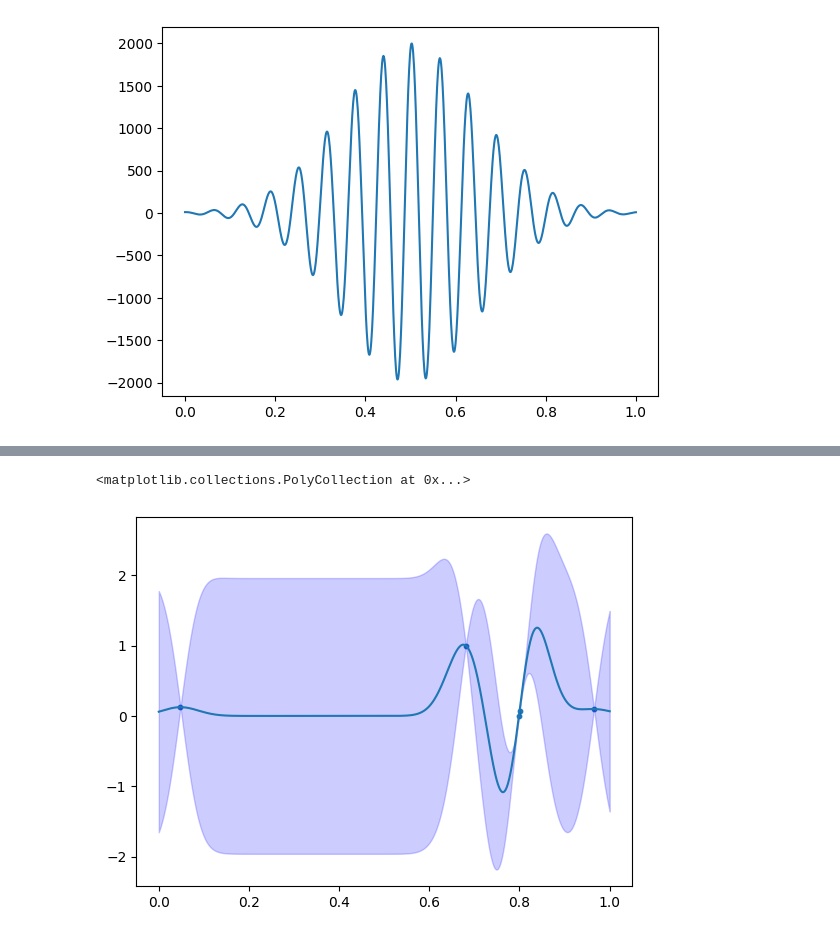
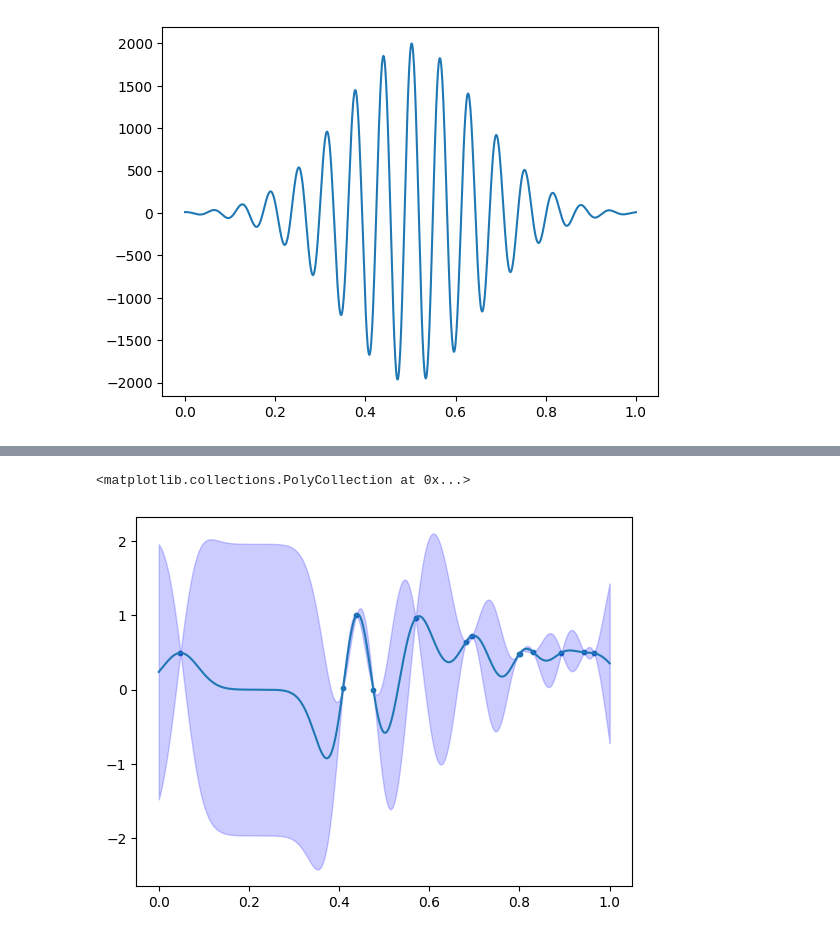
Before and after one commit to davcoope/Bayesian, a Jupyter notebook: BayesianOptimiser2.0/1D_example.ipynb, the cells around one changed output, grey strips where cells are left out. Drawn from its saved outputs; the diff is of its cells as text; code cells hidden in the pictures.

Commit message:
1D example updates

```diff
--- a/BayesianOptimiser2.0/1D_example.ipynb
+++ b/BayesianOptimiser2.0/1D_example.ipynb
@@ -45,25 +168,29 @@ bo = BOPackage.BO(KernelFunction=BOPackage.RBF_Kernel,
 # %%
-raw_X = bo.GetRandomXBatch(batch_size=5)
+"""
+Final example of doing this again.
+"""
+
+raw_X = bo.GetNextXBatch(batch_size=4)
 raw_Y = ObjectiveFunction(raw_X)
 bo.UpdateData(raw_X, raw_Y)
 
 candidate_x = X.reshape([len(X), 1])
 mean, variance = bo.PredictMeanVariance(candidate_x)
 
 plt.plot(X, mean)
 
 shifted_y_data = bo.y_data - np.min(bo.y_data)
 normalised_y_data = shifted_y_data / np.max(shifted_y_data)
 
 plt.scatter(bo.X_data, normalised_y_data, s=10)
 plt.fill_between(X,
                     mean - 1.96 * np.sqrt(variance),
                     mean + 1.96 * np.sqrt(variance),
                     color='blue', alpha=0.2, label='95% Confidence Interval'
                     )
 # %% [output]
 <matplotlib.collections.PolyCollection at 0x...>
-[figure, old version]
+[figure, new version]
 # %%
 kappas = [min_kappa, min_kappa + (max_kappa - min_kappa) / 4, min_kappa + (max_kappa - min_kappa) / 2, min_kappa + 3 * (max_kappa - min_kappa) / 4, max_kappa]
 
```
Also changed, not shown: parts of 12 cells of this notebook.
